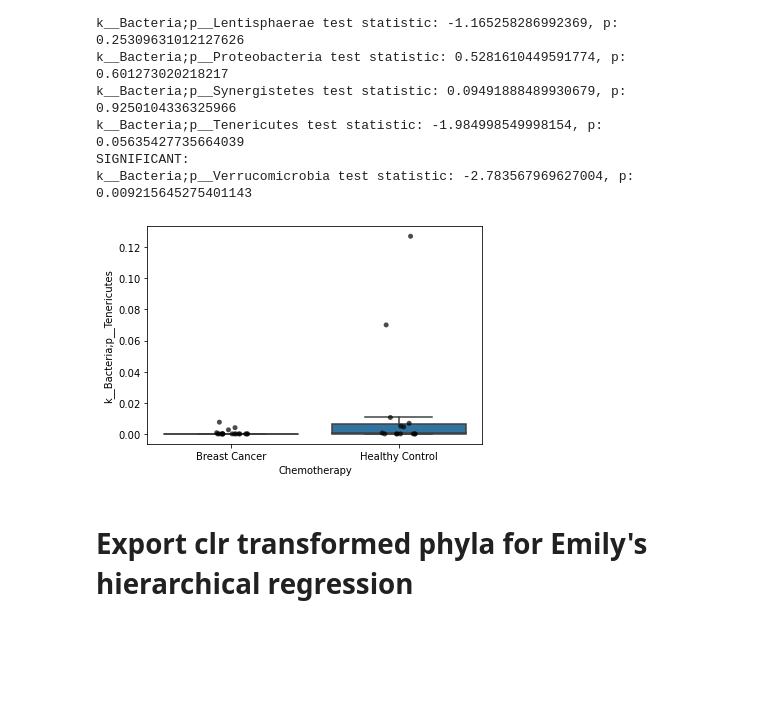
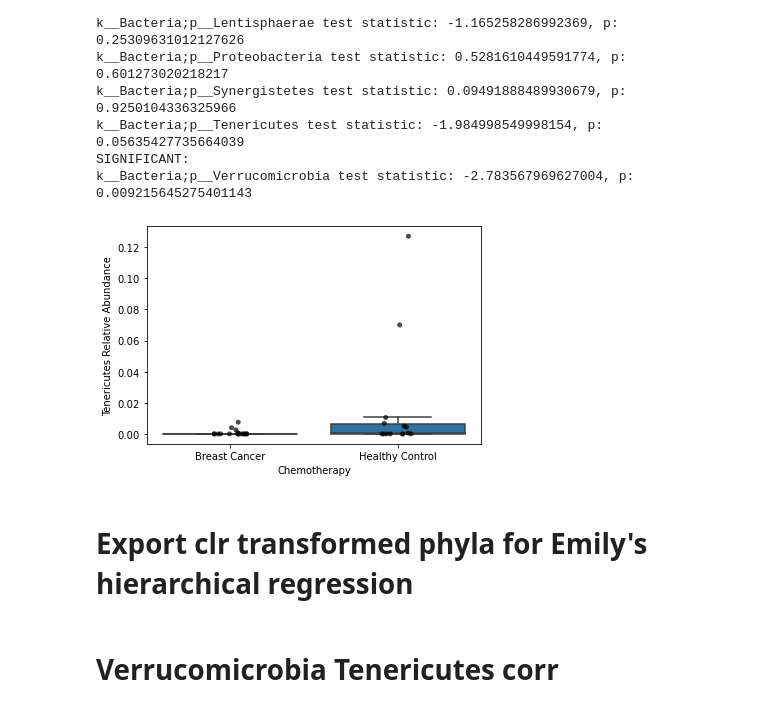
Before and after one commit to sterrettJD/Chemobrain, a Jupyter notebook: Reanalyze-after-blooms-removed.ipynb, the cells around one changed output. Cells and saved outputs as stored; diff of their text form; code cells hidden in the pictures; blank space fills up the shorter version.

```diff
--- a/Reanalyze-after-blooms-removed.ipynb
+++ b/Reanalyze-after-blooms-removed.ipynb
@@ -762,17 +777,21 @@ k__Bacteria;p__Verrucomicrobia test statistic: -2.783567969627004, p: 0.00921564
 # %%
 ax = sns.boxplot(x=metadata["Chemotherapy"],
                 y=L2["k__Bacteria;p__Tenericutes"],
                 showfliers=False,
                  palette=["tab:orange", "tab:blue"])
 
 sns.stripplot(x=metadata["Chemotherapy"],
               y=L2["k__Bacteria;p__Tenericutes"],
               palette=["black"]*2,
               alpha=0.7,
               ax=ax)
+ax.set_ylabel(r"Tenericutes Relative Abundance")
+
+plt.savefig("Figures/Tenericutes_chemo_boxplot.pdf")
+plt.savefig("Figures/Tenericutes_chemo_boxplot.png")
 plt.show()
 # %% [output]
-[figure, old version]
+[figure, new version]
 # %% [markdown]
 # Export clr transformed phyla for Emily's hierarchical regression
 # %%
@@ -784,3 +803,5 @@ for col in L2.columns:
 L2_clr["Participant ID"] = metadata["plate.sample.id"].apply(lambda x: x.split("-")[0])
 # %%
 L2_clr.to_csv("clr_transformed_phyla.csv")
+# %% [markdown]
+# Verrucomicrobia Tenericutes corr
```
Also changed, not shown: parts of 14 cells of this notebook.
